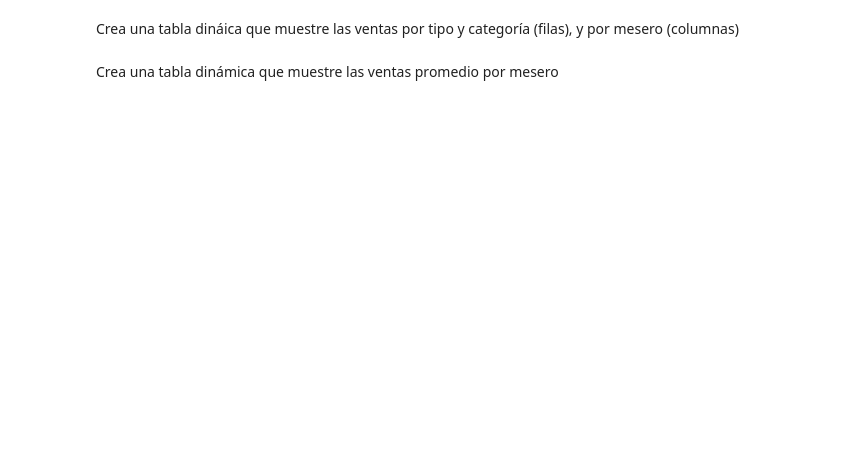
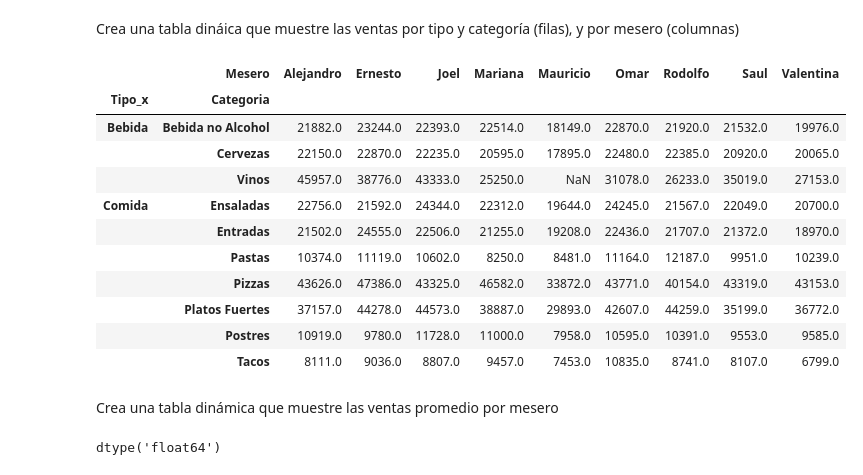
Before and after one commit to abrahajam/BIG-DATA-E-IA, a Jupyter notebook: Python Jupyter/8.1_-_De_Excel_a_Python.ipynb, the cells around one changed output. Saved outputs shown, nothing was run; the diff lists cells and outputs as text; code cells hidden in the pictures; blank space fills up the shorter version.

```diff
--- a/Python Jupyter/8.1_-_De_Excel_a_Python.ipynb
+++ b/Python Jupyter/8.1_-_De_Excel_a_Python.ipynb
@@ -276,4 +338,25 @@ Ahora una tabla dinámica que nos muestre las ventas por categoría y por tipo e
 # %% [markdown]
 Crea una tabla dináica que muestre las ventas por tipo y categoría (filas), y por mesero (columnas)
+# %%
+venxtipocatxmesero = pd.pivot_table(rest_precio_df, values = "Precio", index = ["Tipo_x", "Categoria"], columns = "Mesero", aggfunc="sum" )
+# %%
+venxtipocatxmesero
+# %% [output]
+|  | Mesero | Alejandro | Ernesto | Joel | Mariana | Mauricio | Omar | Rodolfo | Saul | Valentina |
+| Tipo_x | Categoria |  |  |  |  |  |  |  |  |  |
+| Bebida | Bebida no Alcohol | 21882.0 | 23244.0 | 22393.0 | 22514.0 | 18149.0 | 22870.0 | 21920.0 | 21532.0 | 19976.0 |
+|  | Cervezas | 22150.0 | 22870.0 | 22235.0 | 20595.0 | 17895.0 | 22480.0 | 22385.0 | 20920.0 | 20065.0 |
+|  | Vinos | 45957.0 | 38776.0 | 43333.0 | 25250.0 | NaN | 31078.0 | 26233.0 | 35019.0 | 27153.0 |
+| Comida | Ensaladas | 22756.0 | 21592.0 | 24344.0 | 22312.0 | 19644.0 | 24245.0 | 21567.0 | 22049.0 | 20700.0 |
+|  | Entradas | 21502.0 | 24555.0 | 22506.0 | 21255.0 | 19208.0 | 22436.0 | 21707.0 | 21372.0 | 18970.0 |
+|  | Pastas | 10374.0 | 11119.0 | 10602.0 | 8250.0 | 8481.0 | 11164.0 | 12187.0 | 9951.0 | 10239.0 |
+|  | Pizzas | 43626.0 | 47386.0 | 43325.0 | 46582.0 | 33872.0 | 43771.0 | 40154.0 | 43319.0 | 43153.0 |
+|  | Platos Fuertes | 37157.0 | 44278.0 | 44573.0 | 38887.0 | 29893.0 | 42607.0 | 44259.0 | 35199.0 | 36772.0 |
+|  | Postres | 10919.0 | 9780.0 | 11728.0 | 11000.0 | 7958.0 | 10595.0 | 10391.0 | 9553.0 | 9585.0 |
+|  | Tacos | 8111.0 | 9036.0 | 8807.0 | 9457.0 | 7453.0 | 10835.0 | 8741.0 | 8107.0 | 6799.0 |
 # %% [markdown]
 Crea una tabla dinámica que muestre las ventas promedio por mesero
+# %%
+rest_precio_df["Precio"].dtype
+# %% [output]
+dtype('float64')
```
Also changed, not shown: parts of 11 cells of this notebook, 12 other files.
